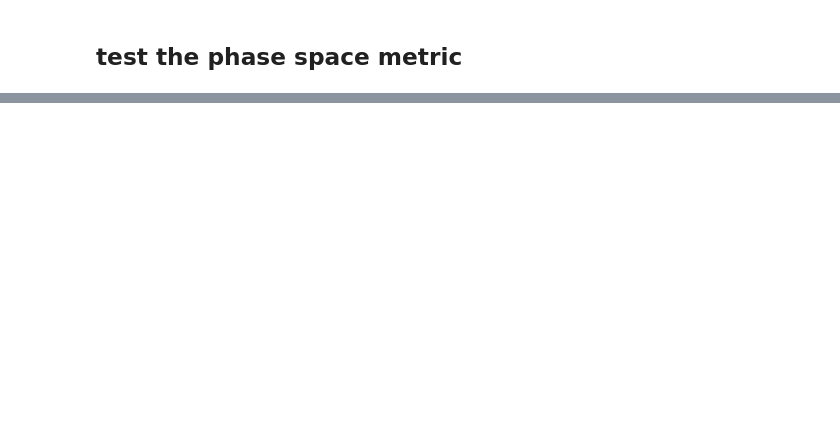
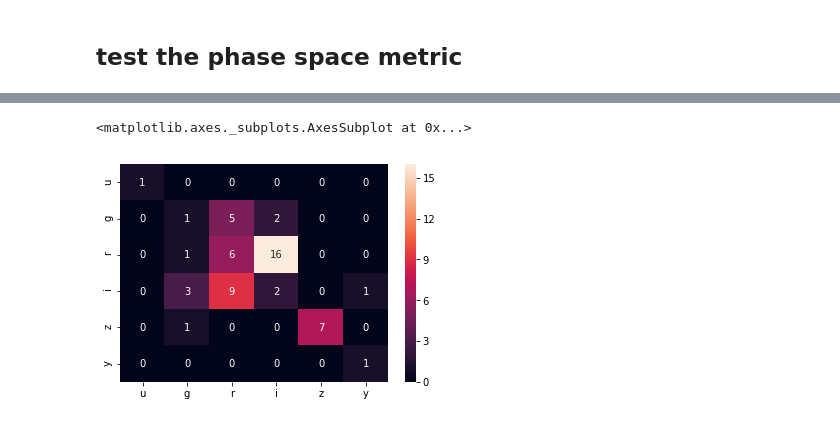
Before and after one commit to xiaolng/weekly_report, a Jupyter notebook: source/phspaceMetric.ipynb, the cells around one changed output, grey strips where cells are left out. Drawn from its saved outputs; the diff is of its cells as text; code cells hidden in the pictures; blank space fills up the shorter version.

```diff
--- a/source/phspaceMetric.ipynb
+++ b/source/phspaceMetric.ipynb
@@ -57,0 +293,36 @@ group.runAll()
+# %%
+dataSlice_pontus = metricSky.metricValues[0]
+dataSlice_pontus.sort(order='observationStartMJD')
+
+df = pd.DataFrame(dataSlice_pontus)
+# calculate diff
+dt = np.diff(df['observationStartMJD']) # in days
+# drop the first one
+newdf = df.drop(df.index[0])
+newdf['dt'] = dt
+
+# select dt > dt_input
+dt_in = 1.5/24
+df2 = newdf[newdf.dt < dt_in]
+df1 = df.loc[df2.index-1]
+
+df1 = df1.reset_index(drop=True)
+df2 = df2.reset_index(drop=True)
+
+df_output = pd.DataFrame()
+df_output[['t1', 'f1']] = df1[['observationStartMJD', 'filter']]
+df_output[['t2', 'f2', 'dt']] = df2[['observationStartMJD', 'filter', 'dt']]
+
+flt = ['u', 'g', 'r', 'i', 'z', 'y']
+fdict = {'u':0, 'g':1, 'r':2, 'i':3, 'z':4, 'y':5}
+
+fmatric = np.zeros((len(fdict), len(fdict)))
+f1 = df_output.f1.values
+f2 = df_output.f2.values
+for i in range(len(f1)):
+    fmatric[fdict[f1[i]], fdict[f2[i]]] +=1
+# %%
+sn.heatmap(fmatric,annot=True, xticklabels=flt, yticklabels=flt)
+# %% [output]
+<matplotlib.axes._subplots.AxesSubplot at 0x...>
+[figure, added]
```
Also changed, not shown: parts of 21 cells of this notebook.
